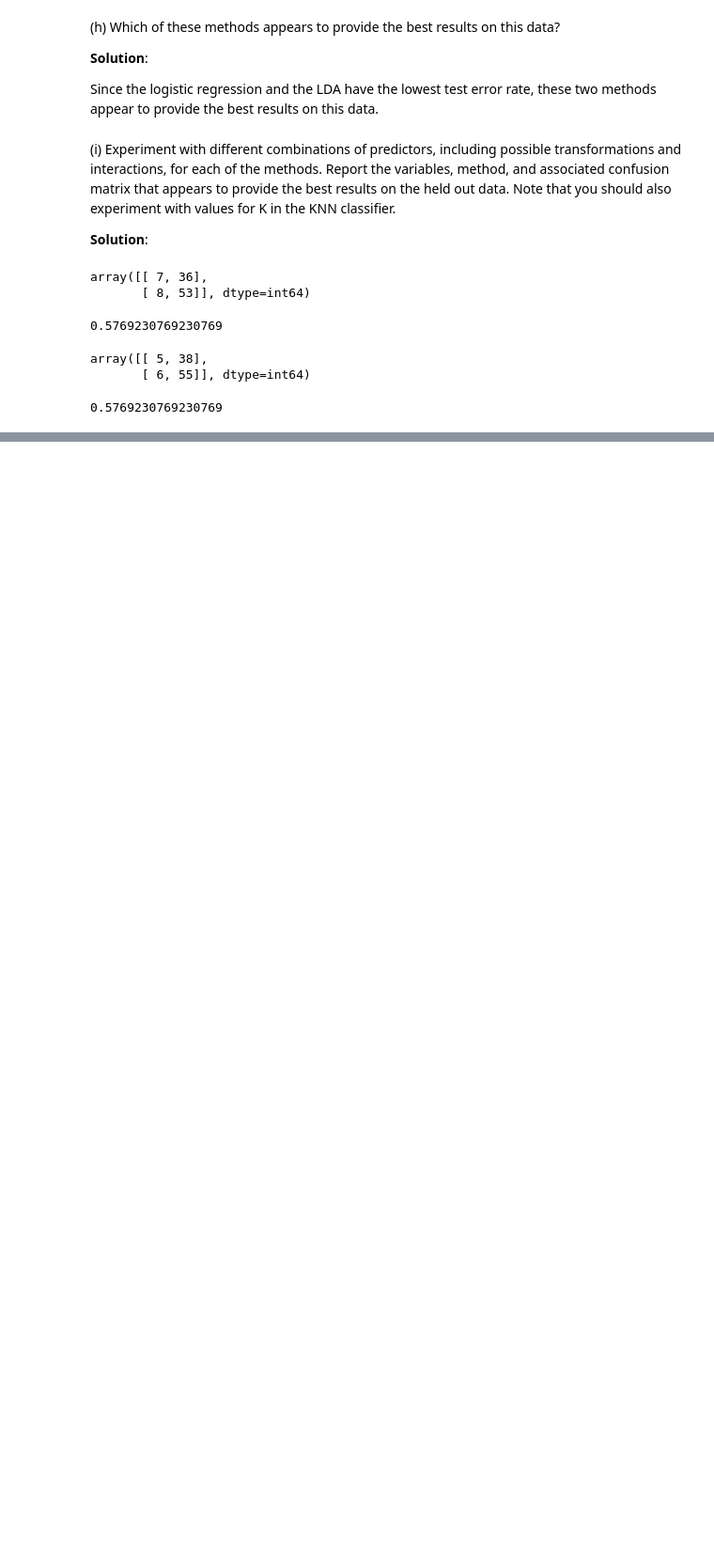
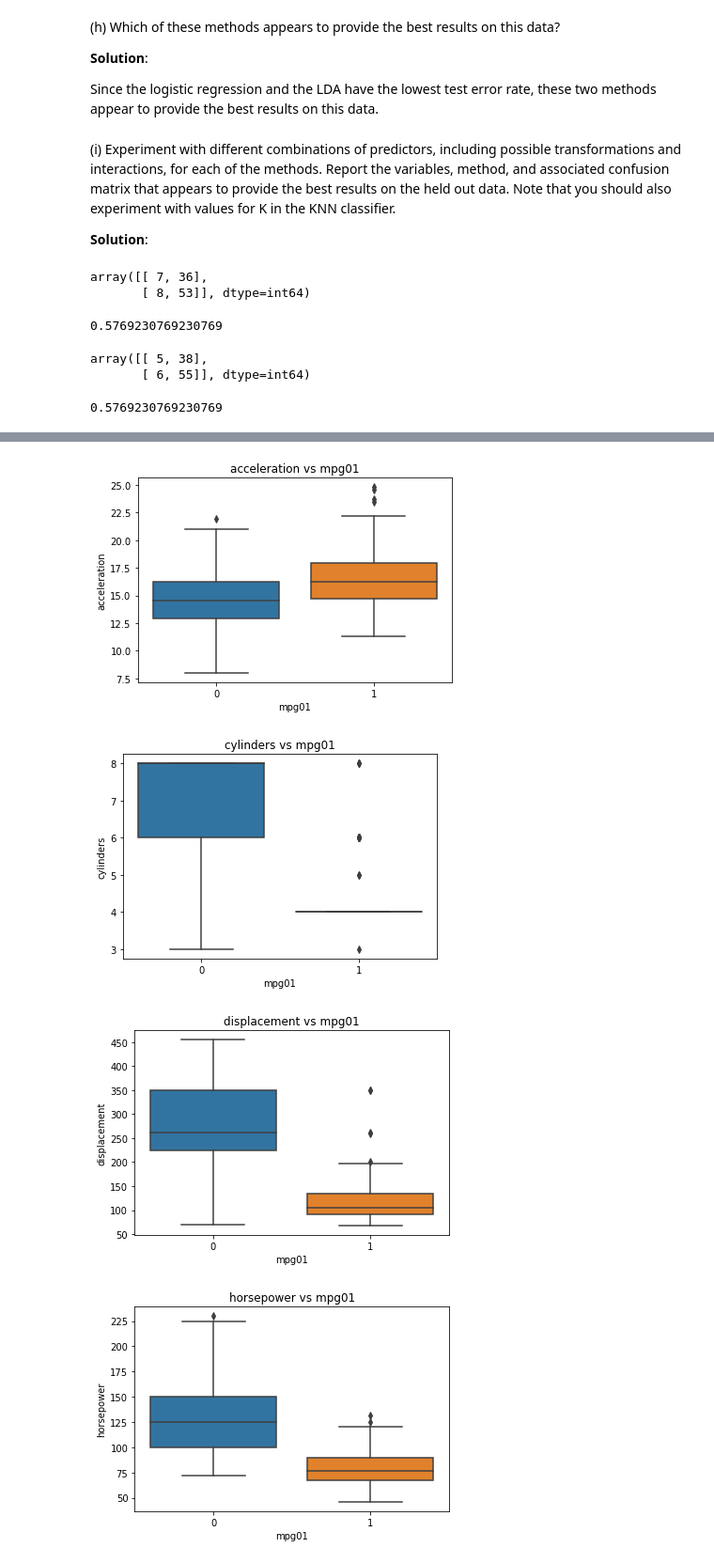
Before and after one commit to chenyulue/ISLP, a Jupyter notebook: Ch04/Ch04-Classification_Exercises.ipynb, the cells around one changed output, grey strips where cells are left out. Shown: that part at 94% size. Saved outputs shown, nothing was run; the diff lists cells and outputs as text; code cells hidden in the pictures; blank space fills up the shorter version.

```diff
--- a/Ch04/Ch04-Classification_Exercises.ipynb
+++ b/Ch04/Ch04-Classification_Exercises.ipynb
@@ -407,3 +407,13 @@ array([[ 5, 38],
 (lda_pred == test_set['Direction']).mean()
 # %% [output]
 0.5769230769230769
+# %%
+# QDA with np.sqrt(np.abs(Lag2))
+formula = 'Direction~Lag2+np.sqrt(np.abs(Lag2))'
+y, X = patsy.dmatrices(formula, weekly, return_type='matrix')
+qda = QuadraticDiscriminantAnalysis()
+qda_fit3 = qda.fit(X, y[:,0])
+y_test1, X_test1 = patsy.dmatrices(formula, test_set, return_type='matrix')
+qda_pred = qda_fit3.predict(X_test1)
+qda_pred = np.where(qda_pred==1, 'Down', 'Up')
+confusion_matrix(test_set['Direction'], qda_pred)
@@ -409,0 +507,13 @@ array([[ 5, 38],
+# %%
+def draw_boxplot(y, x='mpg01', data=auto):
+    sns.boxplot(x=x, y=y, data=data)
+    plt.title(f'{y} vs {x}')
+
+for col in auto_number.columns.difference(['mpg01', 'mpg']):
+    fig = plt.figure()
+    draw_boxplot(y=col)
+# %% [output]
+[figure, added]
+[figure, added]
+[figure, added]
+[figure, added]
```
Also changed, not shown: parts of 60 cells of this notebook.
